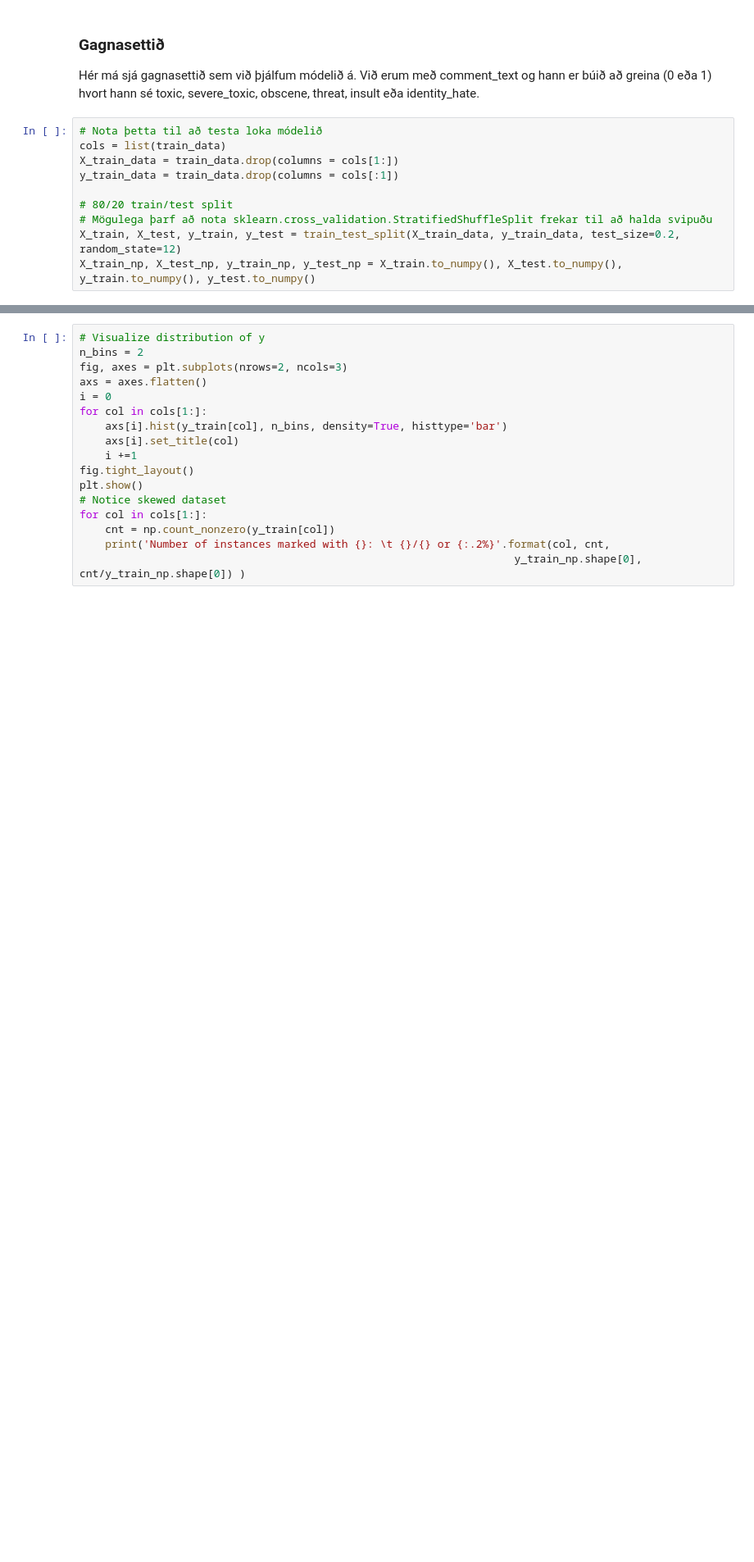
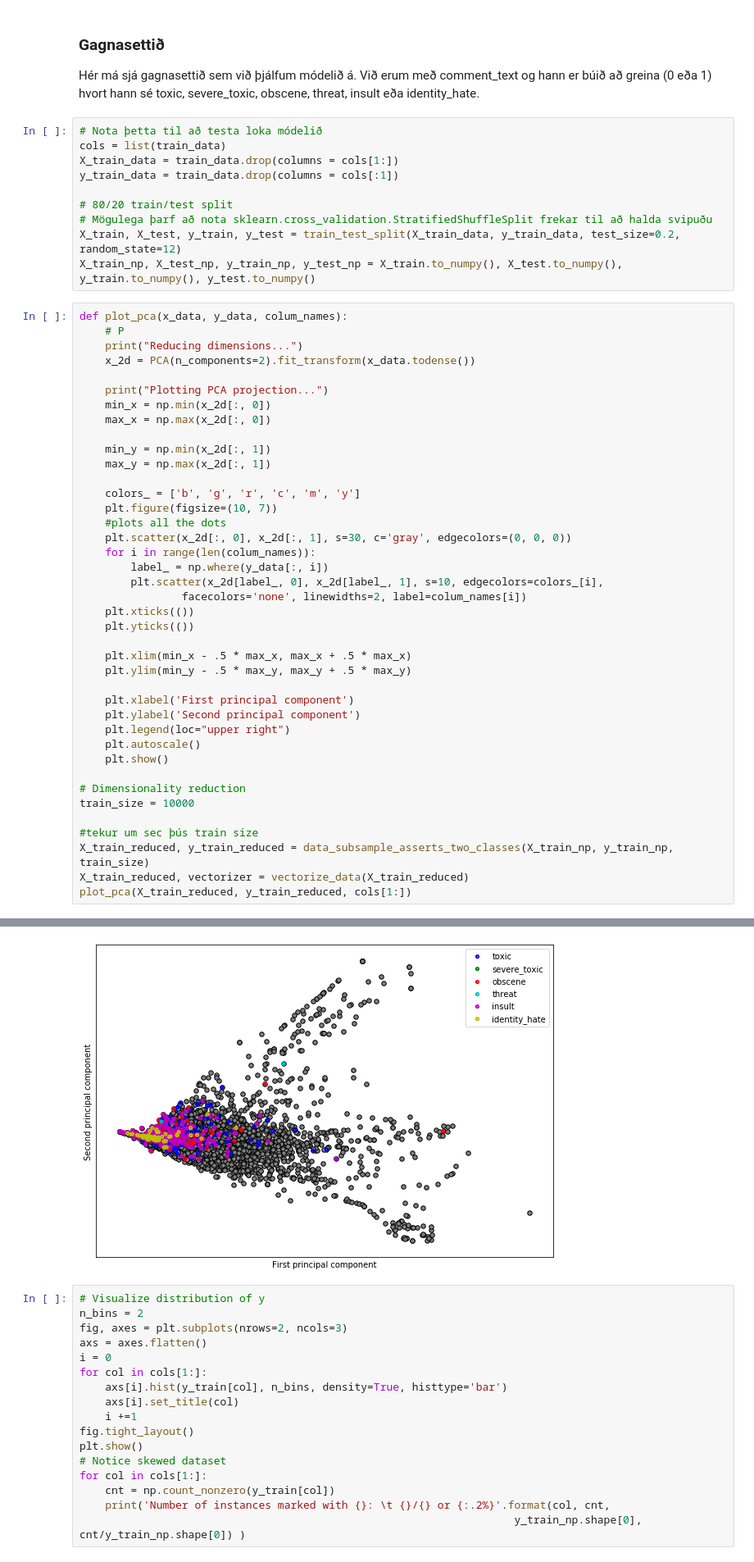
Before and after one commit to peturjokull/Gervigreind-Lokaverkefni, a Jupyter notebook: numi.ipynb, the cells around one changed output, grey strips where cells are left out. Shown: that part at 82% size. Cells and saved outputs as stored; diff of their text form; blank space fills up the shorter version.

```diff
--- a/numi.ipynb
+++ b/numi.ipynb
@@ -50,3 +51,44 @@ y_train_data = train_data.drop(columns = cols[:1])
 # Mögulega þarf að nota sklearn.cross_validation.StratifiedShuffleSplit frekar til að halda svipuðu
 X_train, X_test, y_train, y_test = train_test_split(X_train_data, y_train_data, test_size=0.2, random_state=12)
 X_train_np, X_test_np, y_train_np, y_test_np = X_train.to_numpy(), X_test.to_numpy(), y_train.to_numpy(), y_test.to_numpy()
+# %%
+def plot_pca(x_data, y_data, colum_names):
+    # P
+    print("Reducing dimensions...")
+    x_2d = PCA(n_components=2).fit_transform(x_data.todense())
+
+    print("Plotting PCA projection...")
+    min_x = np.min(x_2d[:, 0])
+    max_x = np.max(x_2d[:, 0])
+
+    min_y = np.min(x_2d[:, 1])
+    max_y = np.max(x_2d[:, 1])
+
+    colors_ = ['b', 'g', 'r', 'c', 'm', 'y']
+    plt.figure(figsize=(10, 7))
+    #plots all the dots
+    plt.scatter(x_2d[:, 0], x_2d[:, 1], s=30, c='gray', edgecolors=(0, 0, 0))
+    for i in range(len(colum_names)):
+        label_ = np.where(y_data[:, i])
+        plt.scatter(x_2d[label_, 0], x_2d[label_, 1], s=10, edgecolors=colors_[i],
+                facecolors='none', linewidths=2, label=colum_names[i])
+    plt.xticks(())
+    plt.yticks(())
+
+    plt.xlim(min_x - .5 * max_x, max_x + .5 * max_x)
+    plt.ylim(min_y - .5 * max_y, max_y + .5 * max_y)
+
+    plt.xlabel('First principal component')
+    plt.ylabel('Second principal component')
+    plt.legend(loc="upper right")
+    plt.autoscale()
+    plt.show()
+
+# Dimensionality reduction
+train_size = 10000
+
+#tekur um sec þús train size
+X_train_reduced, y_train_reduced = data_subsample_asserts_two_classes(X_train_np, y_train_np, train_size)
+X_train_reduced, vectorizer = vectorize_data(X_train_reduced)
+plot_pca(X_train_reduced, y_train_reduced, cols[1:])
+# %% [output]
@@ -53,3 +98,4 @@ X_train_np, X_test_np, y_train_np, y_test_np = X_train.to_numpy(), X_test.to_num
+[figure, added]
 # %%
 # Visualize distribution of y
 n_bins = 2
```
Also changed, not shown: parts of 8 cells of this notebook.
